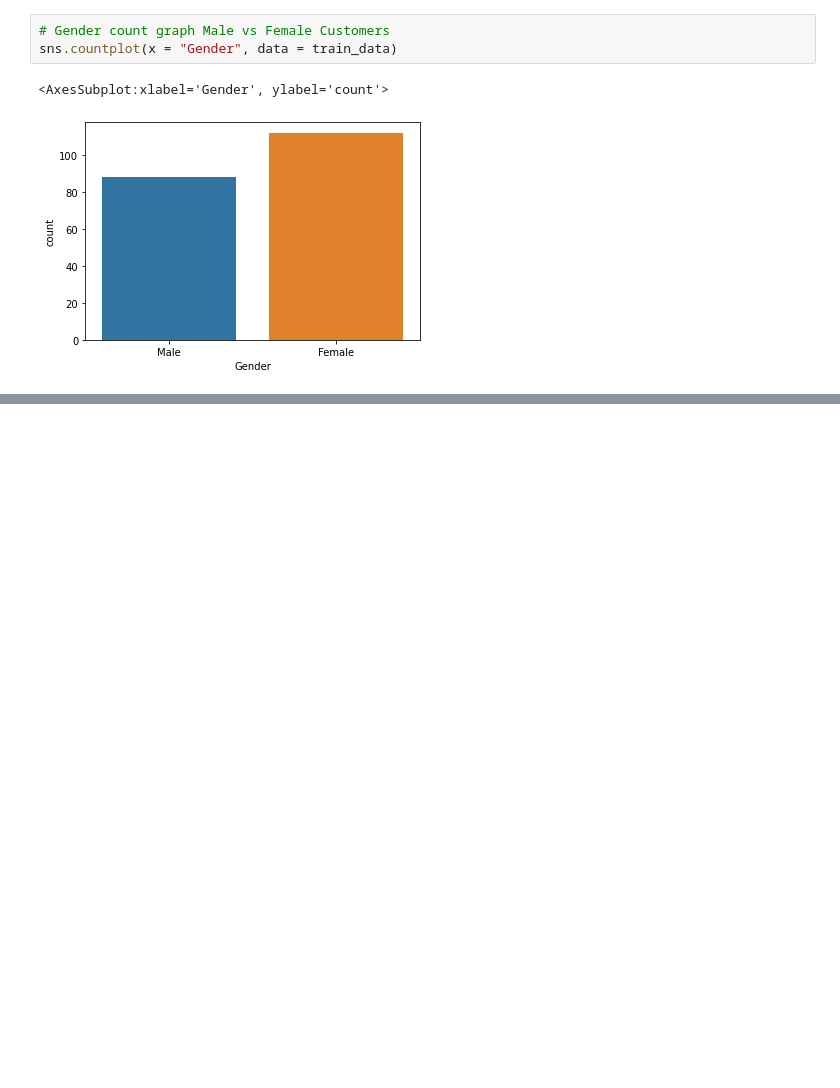
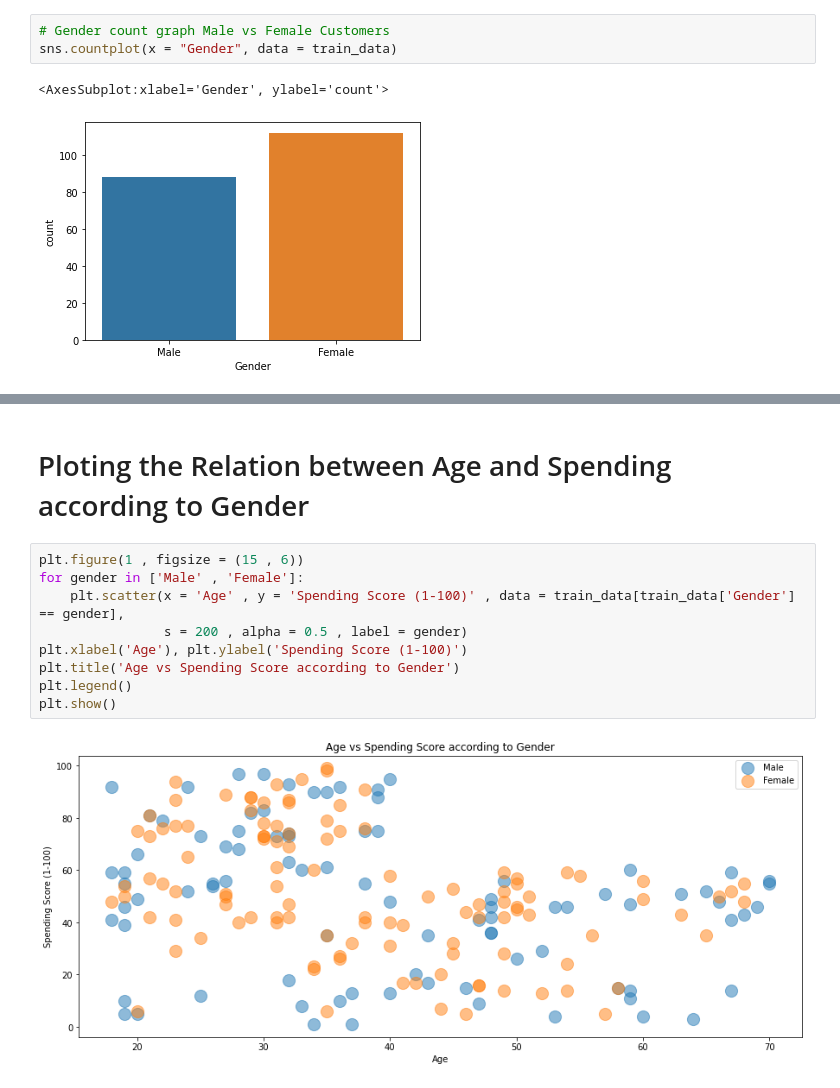
Before and after one commit to KaziShadmanSakib/Artificial-Intelligence, a Jupyter notebook: 97_KaziShadmanSakib_MallCustomerSegmentation.ipynb, the cells around one changed output, grey strips where cells are left out. Drawn from its saved outputs; the diff is of its cells as text; blank space fills up the shorter version.

```diff
--- a/97_KaziShadmanSakib_MallCustomerSegmentation.ipynb
+++ b/97_KaziShadmanSakib_MallCustomerSegmentation.ipynb
@@ -65,0 +168,13 @@ sns.countplot(x = "Gender", data = train_data)
+# %% [markdown]
+# Ploting the Relation between Age and Spending according to Gender
+# %%
+plt.figure(1 , figsize = (15 , 6))
+for gender in ['Male' , 'Female']:
+    plt.scatter(x = 'Age' , y = 'Spending Score (1-100)' , data = train_data[train_data['Gender'] == gender],
+                s = 200 , alpha = 0.5 , label = gender)
+plt.xlabel('Age'), plt.ylabel('Spending Score (1-100)')
+plt.title('Age vs Spending Score according to Gender')
+plt.legend()
+plt.show()
+# %% [output]
+[figure, added]
```
Also changed, not shown: parts of 47 cells of this notebook.
